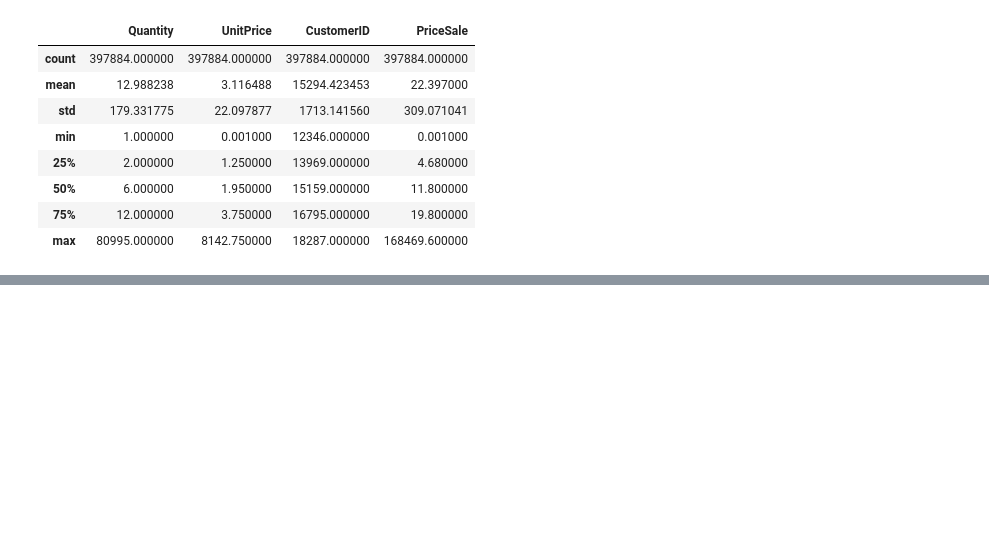
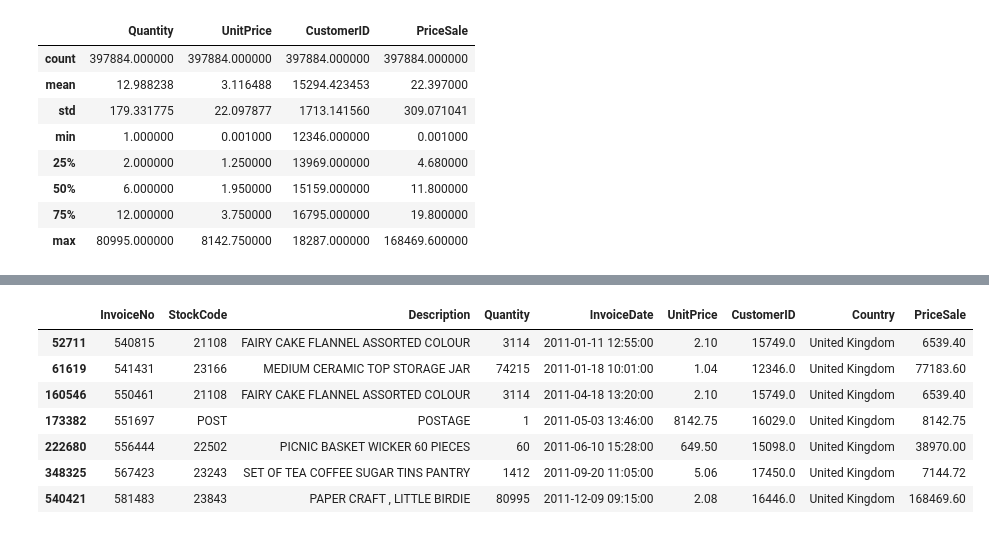
Before and after one commit to maximemarin/DA_notebook, a Jupyter notebook: Customer_seg.ipynb, the cells around one changed output, grey strips where cells are left out. Drawn from its saved outputs; the diff is of its cells as text; code cells hidden in the pictures; blank space fills up the shorter version.

```diff
--- a/Customer_seg.ipynb
+++ b/Customer_seg.ipynb
@@ -176,0 +149,11 @@ month_cty[np.in1d(month_cty.index.get_level_values(2),['France'])]
+# %%
+data[data.PriceSale >=5000]
+# %% [output]
+|  | InvoiceNo | StockCode | Description | Quantity | InvoiceDate | UnitPrice | CustomerID | Country | PriceSale |
+| 52711 | 540815 | 21108 | FAIRY CAKE FLANNEL ASSORTED COLOUR | 3114 | 2011-01-11 12:55:00 | 2.10 | 15749.0 | United Kingdom | 6539.40 |
+| 61619 | 541431 | 23166 | MEDIUM CERAMIC TOP STORAGE JAR | 74215 | 2011-01-18 10:01:00 | 1.04 | 12346.0 | United Kingdom | 77183.60 |
+| 160546 | 550461 | 21108 | FAIRY CAKE FLANNEL ASSORTED COLOUR | 3114 | 2011-04-18 13:20:00 | 2.10 | 15749.0 | United Kingdom | 6539.40 |
+| 173382 | 551697 | POST | POSTAGE | 1 | 2011-05-03 13:46:00 | 8142.75 | 16029.0 | United Kingdom | 8142.75 |
+| 222680 | 556444 | 22502 | PICNIC BASKET WICKER 60 PIECES | 60 | 2011-06-10 15:28:00 | 649.50 | 15098.0 | United Kingdom | 38970.00 |
+| 348325 | 567423 | 23243 | SET OF TEA COFFEE SUGAR TINS PANTRY | 1412 | 2011-09-20 11:05:00 | 5.06 | 17450.0 | United Kingdom | 7144.72 |
+| 540421 | 581483 | 23843 | PAPER CRAFT , LITTLE BIRDIE | 80995 | 2011-12-09 09:15:00 | 2.08 | 16446.0 | United Kingdom | 168469.60 |
```
Also changed, not shown: parts of 21 cells of this notebook.
